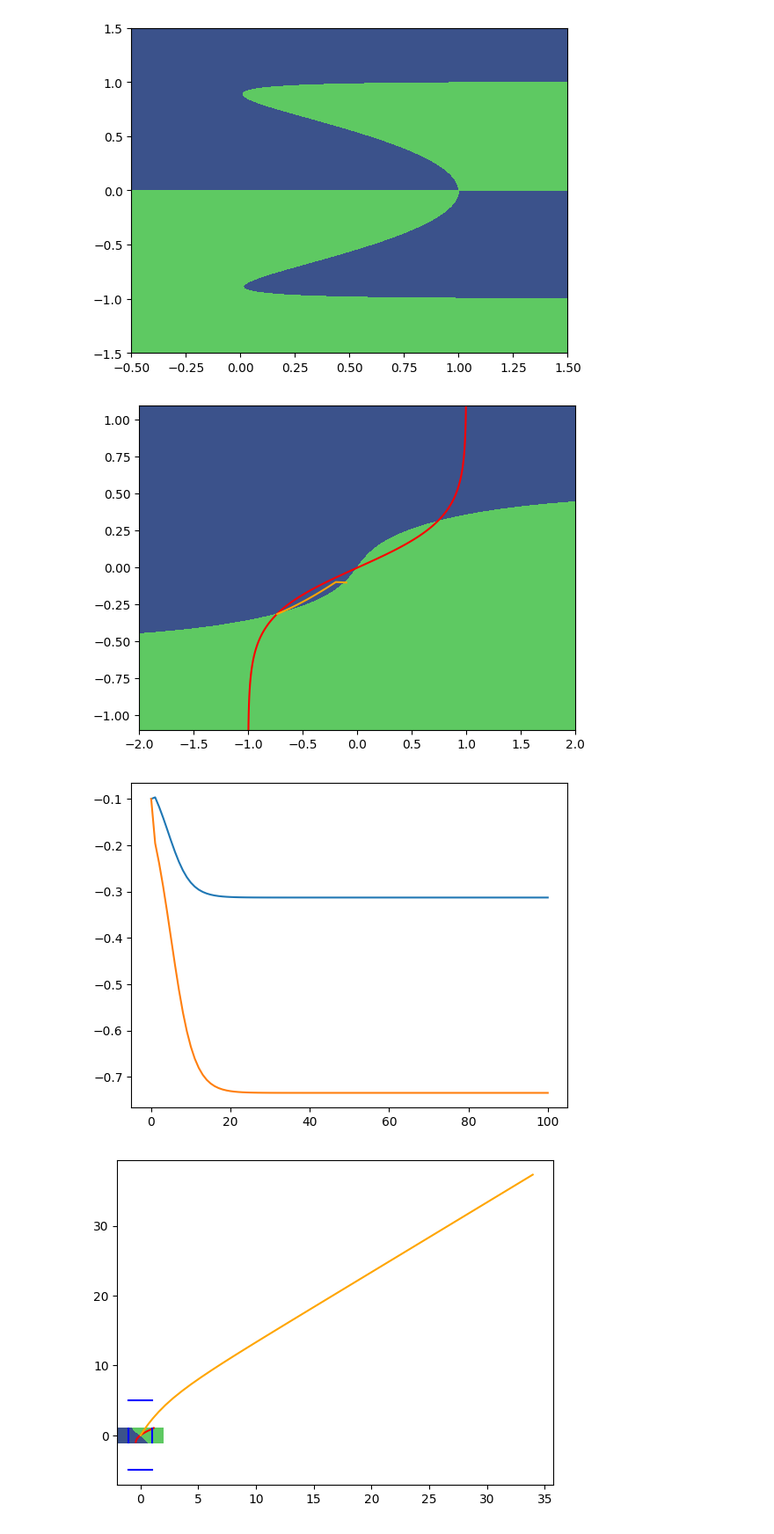
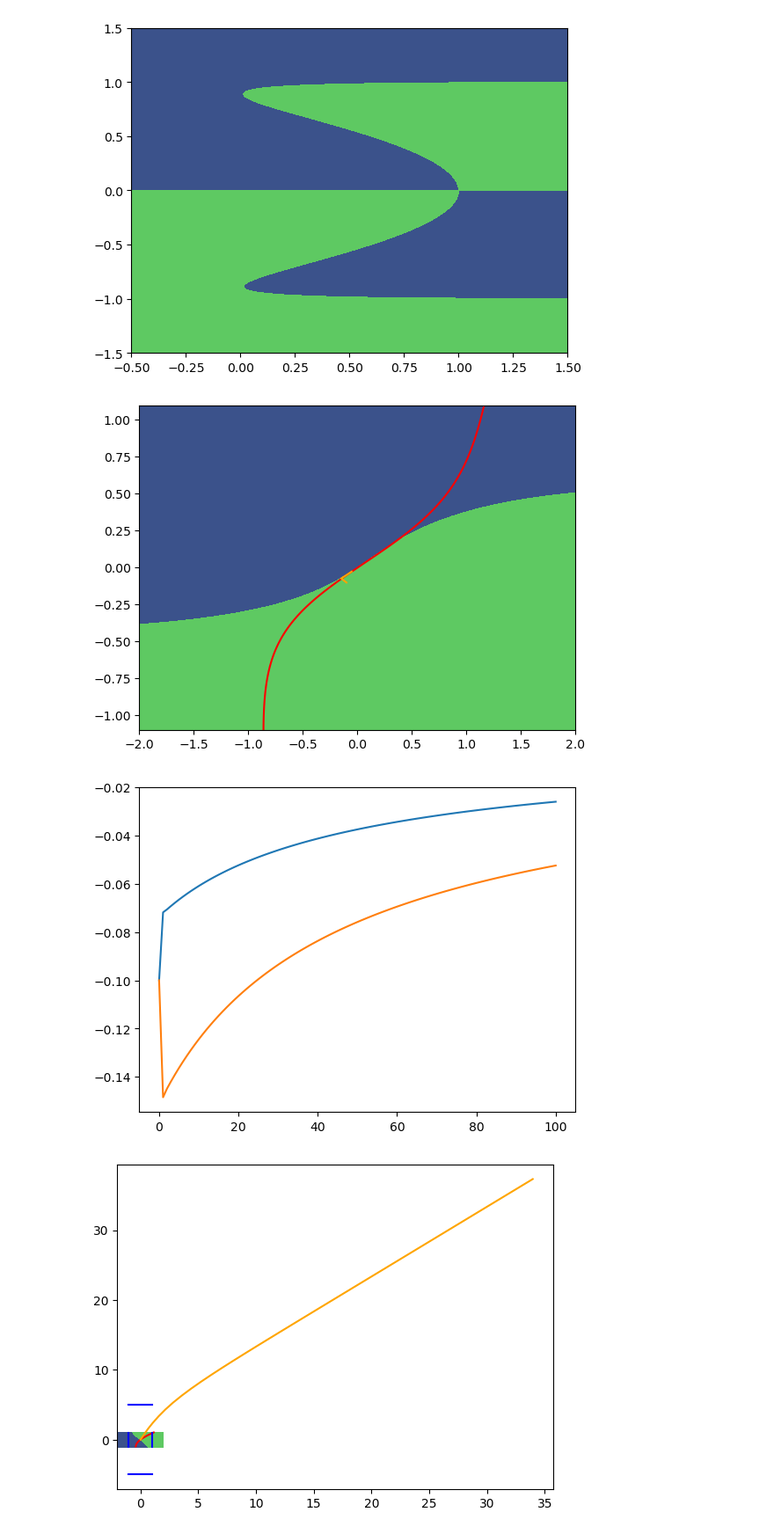
Before and after one commit to gerome-andry/RNN-dynamics, a Jupyter notebook: Analysis.ipynb, the cells around one changed output. Shown at 88% size. Saved outputs shown, nothing was run; the diff lists cells and outputs as text; code cells hidden in the pictures.

```diff
--- a/Analysis.ipynb
+++ b/Analysis.ipynb
@@ -105,39 +105,39 @@ xy_grid = torch.meshgrid(x, y, indexing="ij")
 
 x_g = xy_grid[0].T
 y_g = xy_grid[1].T.flip(0, 1)
 
 LSTM = LSTMCell()
-A = 0
-B = 0
-D = 0
-C = 2+1
+A = torch.rand(1)-1/2
+B = torch.rand(1)-1/2
+D = torch.rand(1)-1/2
+C = 2
 
 P = 0
 W = 1
 
 Wa = torch.randn(1)
 Wb = torch.randn(1)
 Wd = torch.randn(1)
 Wp = torch.randn(1)
 
 pars = A, B, C, D, P, W, Wa, Wb, Wd, Wp
 
 ax = LSTM.phaseplane(x_g, y_g, pars, input=0)
 
 xt = .0*torch.randn(100)
 h0 = -torch.tensor(0.1)
 s0 = -torch.tensor(0.1)
 
 ht, st = LSTM.trajectory(h0, s0, pars, xt)
 ax.plot(st, ht, 'orange')
 plt.show()
 
 plt.plot(ht)
 plt.plot(st)
 plt.show()
 # %% [output]
-[figure, old version]
+[figure, new version]
-[figure, old version]
+[figure, new version]
 # %%
 
 LSTM = LSTMCell()
```
Also changed, not shown: 3 other files.
